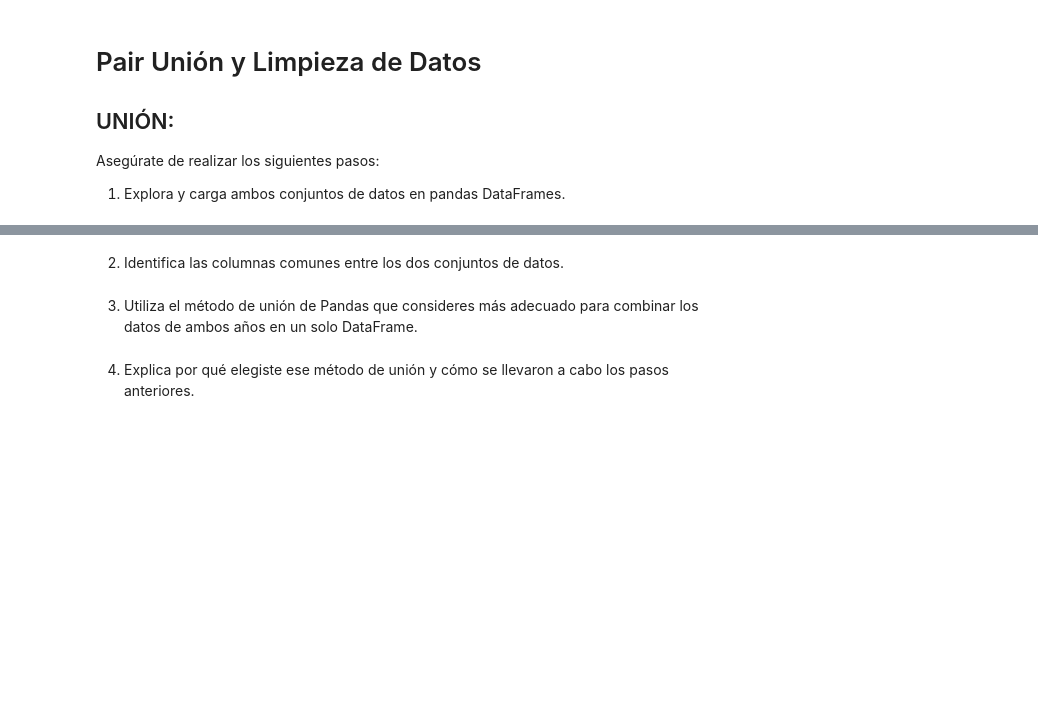
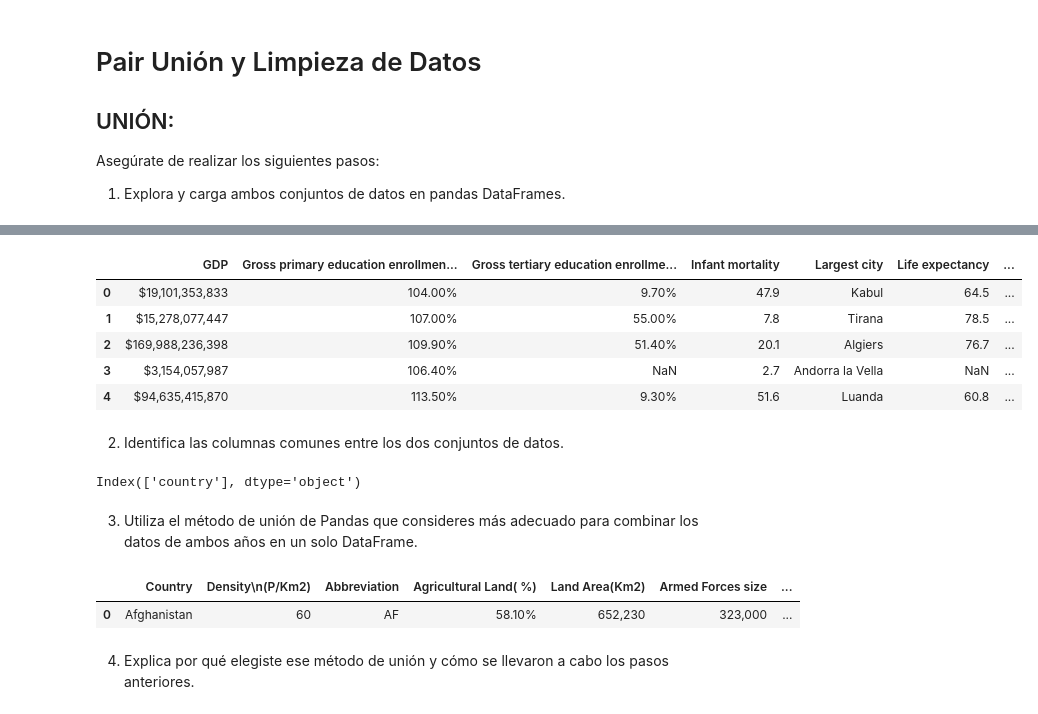
Before and after one commit to BeaDataArtist/promoi-modulo3-sprint1-pairprogramming-Laia-Bea, a Jupyter notebook: modulo-3-pair-04-UL.ipynb, the cells around one changed output, grey strips where cells are left out. Cells and saved outputs as stored; diff of their text form; code cells hidden in the pictures; blank space fills up the shorter version.

```diff
--- a/modulo-3-pair-04-UL.ipynb
+++ b/modulo-3-pair-04-UL.ipynb
@@ -10,6 +25,29 @@ Asegúrate de realizar los siguientes pasos:
+# %%
+df2 = pd.read_csv("data/world-data-2023_part2.csv", index_col=0)
+df2.head()
+# %% [output]
+|  | GDP | Gross primary education enrollmen... | Gross tertiary education enrollme... | Infant mortality | Largest city | Life expectancy | ... |
+| 0 | $19,101,353,833 | 104.00% | 9.70% | 47.9 | Kabul | 64.5 | ... |
+| 1 | $15,278,077,447 | 107.00% | 55.00% | 7.8 | Tirana | 78.5 | ... |
+| 2 | $169,988,236,398 | 109.90% | 51.40% | 20.1 | Algiers | 76.7 | ... |
+| 3 | $3,154,057,987 | 106.40% | NaN | 2.7 | Andorra la Vella | NaN | ... |
+| 4 | $94,635,415,870 | 113.50% | 9.30% | 51.6 | Luanda | 60.8 | ... |
 # %% [markdown]
 2. Identifica las columnas comunes entre los dos conjuntos de datos.
+# %%
+df_combined = pd.concat([df1, df2], axis=1)
+duplicated_columns = df_combined.columns[df_combined.T.duplicated()]
+
+duplicated_columns
+# %% [output]
+Index(['country'], dtype='object')
 # %% [markdown]
 3. Utiliza el método de unión de Pandas que consideres más adecuado para combinar los datos de ambos años en un solo DataFrame.
+# %%
+df3 = pd.merge(df1,df2, left_on="Country", right_on="country")
+df3.head(1)
+# %% [output]
+|  | Country | Density\n(P/Km2) | Abbreviation | Agricultural Land( %) | Land Area(Km2) | Armed Forces size | ... |
+| 0 | Afghanistan | 60 | AF | 58.10% | 652,230 | 323,000 | ... |
 # %% [markdown]
 4. Explica por qué elegiste ese método de unión y cómo se llevaron a cabo los pasos anteriores.
```
Also changed, not shown: parts of 7 cells of this notebook, 2 other files.
